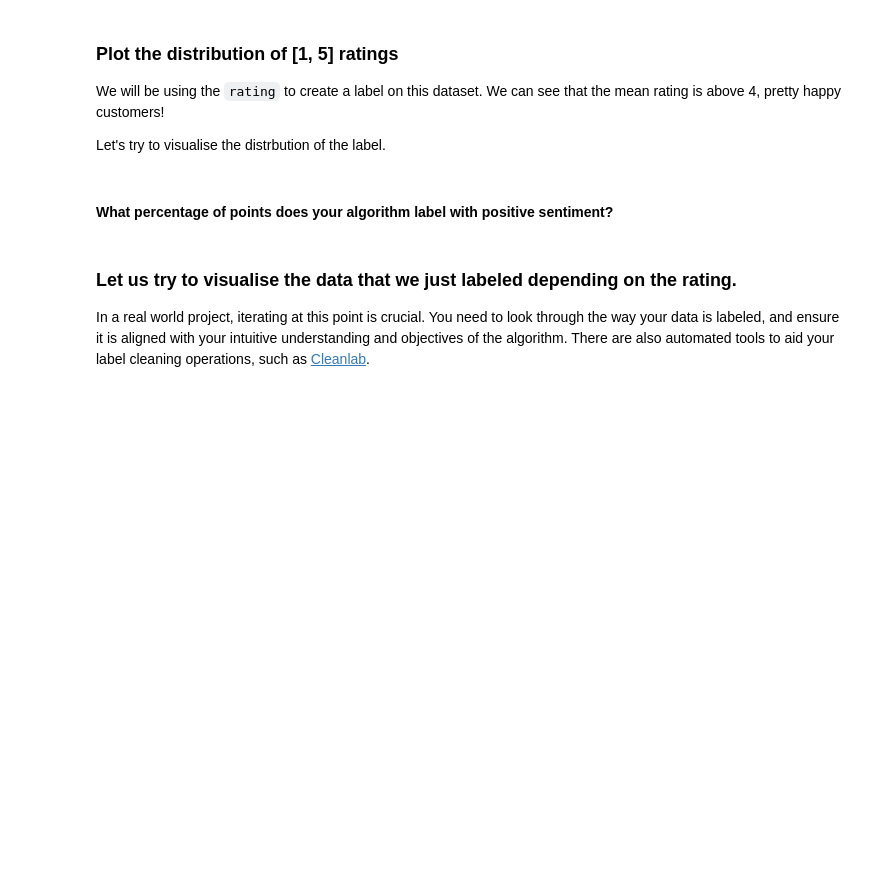
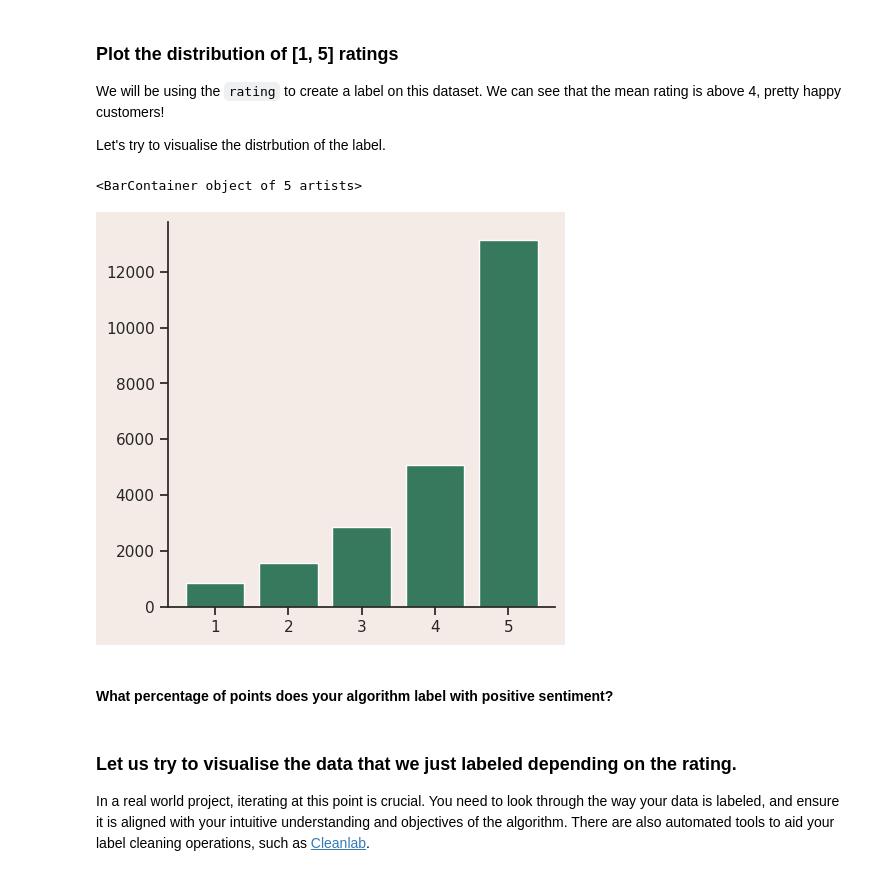
Before and after one commit to cbgk46/full-stack-ml-metaflow-corise-week-1, a Jupyter notebook: project/gokul_project.ipynb, the cells around one changed output. Saved outputs shown, nothing was run; the diff lists cells and outputs as text; code cells hidden in the pictures; blank space fills up the shorter version.

Commit message:
Added plots

```diff
--- a/project/gokul_project.ipynb
+++ b/project/gokul_project.ipynb
@@ -65,7 +65,7 @@ sns.set_theme(style="ticks", rc=custom_params)
 # Hints
 # Look in the ../../data directory of this worksapce.
 # If you use pandas think about the index_col arg 🧐
-path = "../../data/Womens Clothing E-Commerce Reviews.csv"
+path = "../data/Womens Clothing E-Commerce Reviews.csv"
 df = pd.read_csv(path, index_col=0)
 
 # light data cleaning
@@ -85,10 +111,13 @@ We will be using the `rating` to create a label on this dataset. We can see that
 Let's try to visualise the distrbution of the label.
 # %%
 # TODO: Derive the rating_distribution and plot it
-rating_distribution = ...
+rating_distribution = df["rating"].value_counts()
 fig, ax = plt.subplots(1, 1, figsize=(5, 5))
 # You can swap the color used with the defined constants at the top of the notebook
 ax.bar(x=rating_distribution.index, height=rating_distribution.values, color=GREEN)
+# %% [output]
+<BarContainer object of 5 artists>
+[figure, added]
 # %%
 def labeling_function(row):
     """
```
Also changed, not shown: parts of 3 cells of this notebook.
